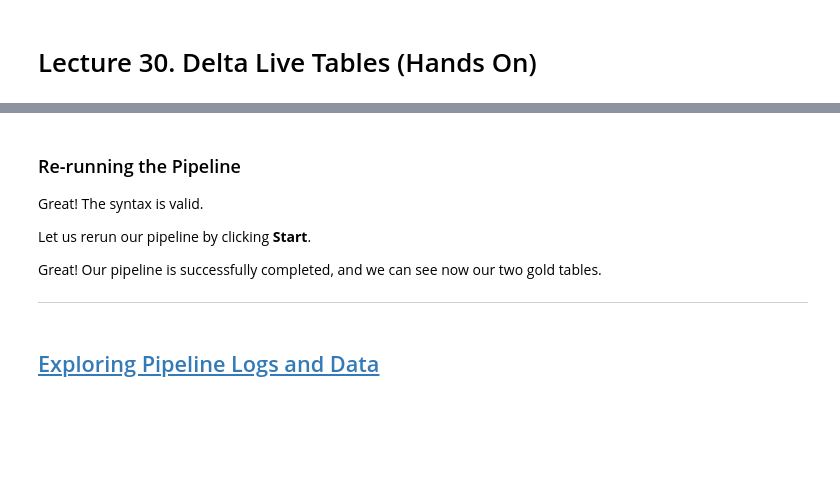
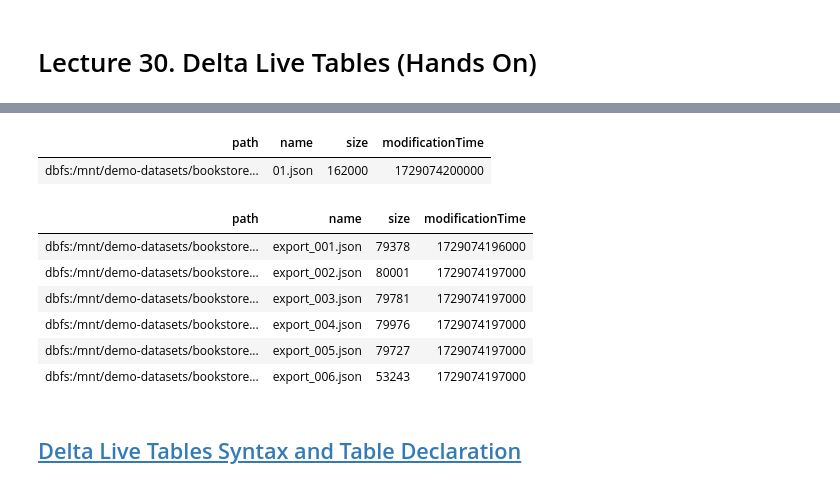
Before and after one commit to SuryaSwain/Databricks-Data-Engineer-Associate-Certification-Prep, a Jupyter notebook: Udemy-Course__Preparation/Section-5_Production-Pipelines/Lecture-30__Delta-Live-Tables-(Hands-On)-1.ipynb, the cells around one changed output, grey strips where cells are left out. Saved outputs shown, nothing was run; the diff lists cells and outputs as text; code cells hidden in the pictures; blank space fills up the shorter version.

Commit message:
Lecture 30 done

```diff
--- a/Udemy-Course__Preparation/Section-5_Production-Pipelines/Lecture-30__Delta-Live-Tables-(Hands-On)-1.ipynb
+++ b/Udemy-Course__Preparation/Section-5_Production-Pipelines/Lecture-30__Delta-Live-Tables-(Hands-On)-1.ipynb
@@ -272,10 +38,0 @@ Okay, here we add again the `LIVE` keyword, and we run the query.
-# %% [markdown]
-### Re-running the Pipeline
-
-Great! The syntax is valid.
-
-Let us rerun our pipeline by clicking **Start**.
-
-Great! Our pipeline is successfully completed, and we can see now our two gold tables.
-
----
@@ -282,2 +41,21 @@ Great! Our pipeline is successfully completed, and we can see now our two gold t
+# %%
+%python
+files = dbutils.fs.ls(f"{dataset_bookstore}/orders-json-raw")  # dataset_bookstore = "dbfs:/mnt/demo-datasets/bookstore"
+display(files)
+# %% [output]
+| path | name | size | modificationTime |
+| dbfs:/mnt/demo-datasets/bookstore... | 01.json | 162000 | 1729074200000 |
+# %%
+%python
+files = dbutils.fs.ls(f"{dataset_bookstore}/customers-json")  # dataset_bookstore = "dbfs:/mnt/demo-datasets/bookstore"
+display(files)
+# %% [output]
+| path | name | size | modificationTime |
+| dbfs:/mnt/demo-datasets/bookstore... | export_001.json | 79378 | 1729074196000 |
+| dbfs:/mnt/demo-datasets/bookstore... | export_002.json | 80001 | 1729074197000 |
+| dbfs:/mnt/demo-datasets/bookstore... | export_003.json | 79781 | 1729074197000 |
+| dbfs:/mnt/demo-datasets/bookstore... | export_004.json | 79976 | 1729074197000 |
+| dbfs:/mnt/demo-datasets/bookstore... | export_005.json | 79727 | 1729074197000 |
+| dbfs:/mnt/demo-datasets/bookstore... | export_006.json | 53243 | 1729074197000 |
 # %% [markdown]
-## [Exploring Pipeline Logs and Data](./Lecture-30__Delta-Live-Tables-(Hands-On)-2.ipynb)
+## [Delta Live Tables Syntax and Table Declaration](./Lecture-30__Delta-Live-Tables-(Hands-On)-2.ipynb)
```
Also changed, not shown: parts of 24 cells of this notebook, 13 other files.
